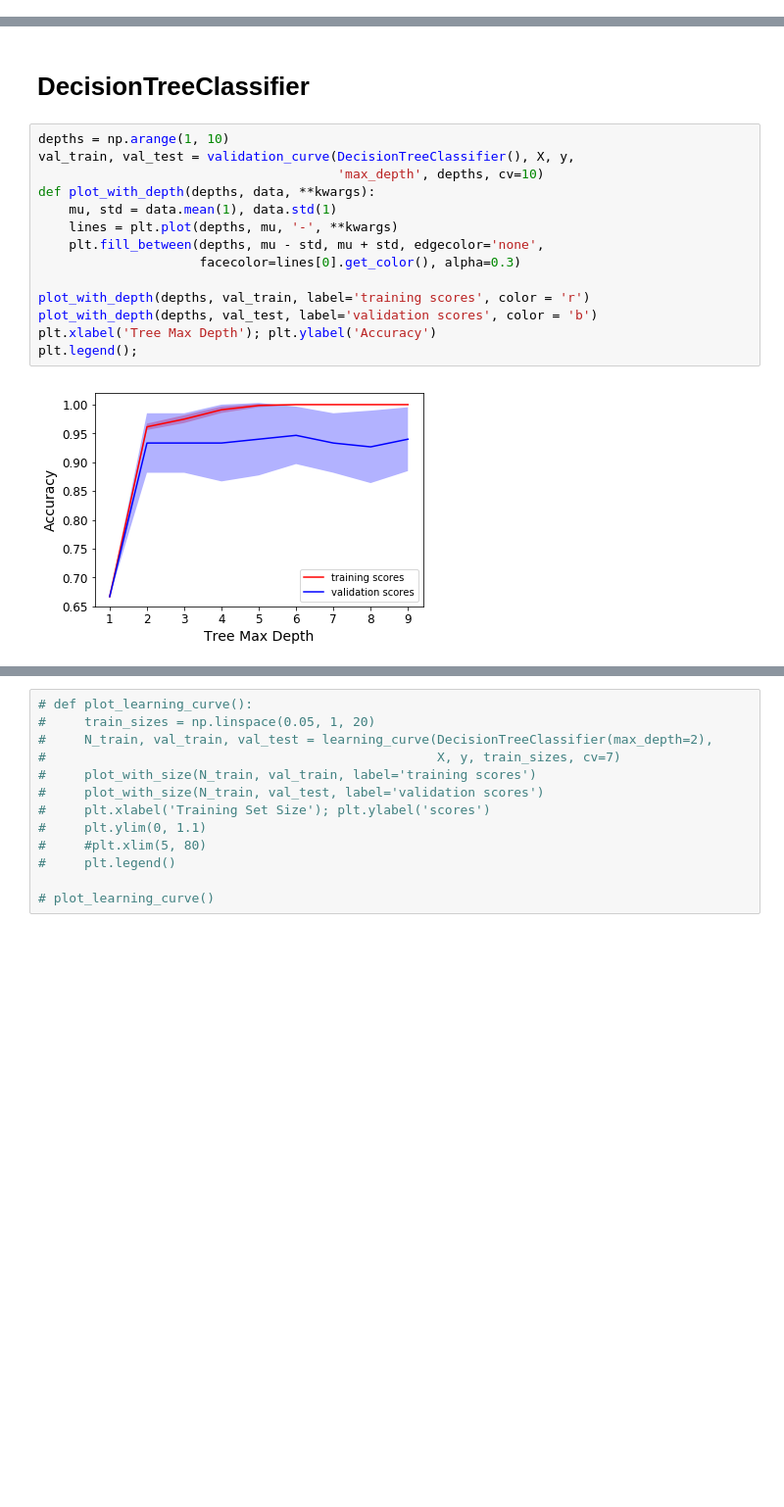
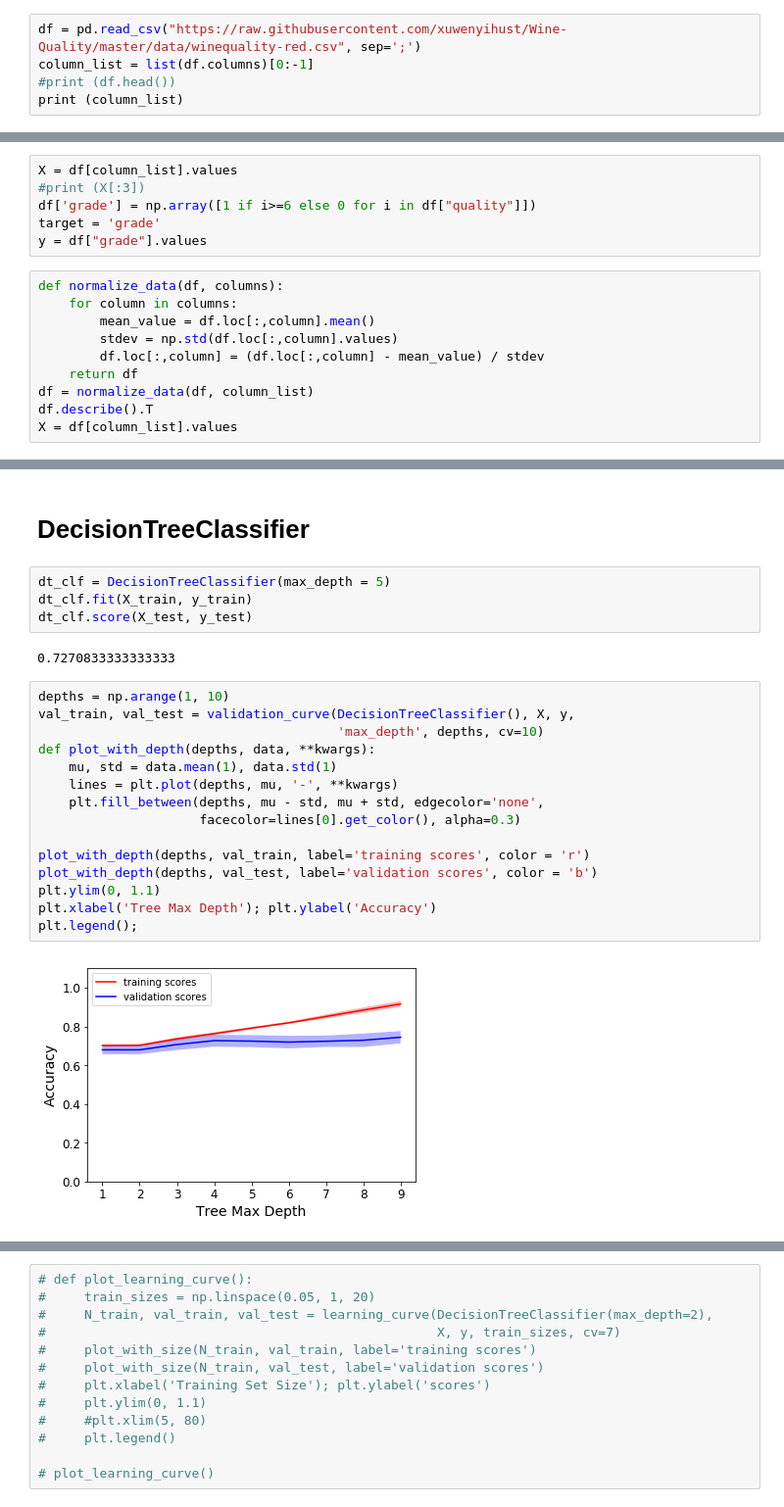
Before and after one commit to wanlipu/dsmain, a Jupyter notebook: machine_learning/classification-final.ipynb, the cells around one changed output, grey strips where cells are left out. Shown at 98% size. Cells and saved outputs as stored; diff of their text form; blank space fills up the shorter version.

```diff
--- a/machine_learning/classification-final.ipynb
+++ b/machine_learning/classification-final.ipynb
@@ -69,0 +51,5 @@ X_train, X_test, y_train, y_test = train_test_split(X, y, test_size = 0.3, rando
+# %%
+df = pd.read_csv("https://raw.githubusercontent.com/xuwenyihust/Wine-Quality/master/data/winequality-red.csv", sep=';')
+column_list = list(df.columns)[0:-1]
+#print (df.head())
+print (column_list)
@@ -69,0 +75,16 @@ X_train, X_test, y_train, y_test = train_test_split(X, y, test_size = 0.3, rando
+# %%
+X = df[column_list].values
+#print (X[:3])
+df['grade'] = np.array([1 if i>=6 else 0 for i in df["quality"]])
+target = 'grade'
+y = df["grade"].values
+# %%
+def normalize_data(df, columns):
+    for column in columns:
+        mean_value = df.loc[:,column].mean()
+        stdev = np.std(df.loc[:,column].values)
+        df.loc[:,column] = (df.loc[:,column] - mean_value) / stdev
+    return df
+df = normalize_data(df, column_list)
+df.describe().T
+X = df[column_list].values
@@ -70,21 +96,28 @@ X_train, X_test, y_train, y_test = train_test_split(X, y, test_size = 0.3, rando
 # %% [markdown]
 # DecisionTreeClassifier
+# %%
+dt_clf = DecisionTreeClassifier(max_depth = 5)
+dt_clf.fit(X_train, y_train)
+dt_clf.score(X_test, y_test)
+# %% [output]
+0.7270833333333333
 # %%
 depths = np.arange(1, 10)
 val_train, val_test = validation_curve(DecisionTreeClassifier(), X, y,
                                        'max_depth', depths, cv=10)
 def plot_with_depth(depths, data, **kwargs):
     mu, std = data.mean(1), data.std(1)
     lines = plt.plot(depths, mu, '-', **kwargs)
     plt.fill_between(depths, mu - std, mu + std, edgecolor='none',
                      facecolor=lines[0].get_color(), alpha=0.3)
 
 plot_with_depth(depths, val_train, label='training scores', color = 'r')
 plot_with_depth(depths, val_test, label='validation scores', color = 'b')
+plt.ylim(0, 1.1)
 plt.xlabel('Tree Max Depth'); plt.ylabel('Accuracy')
 plt.legend();
 # %% [output]
-[figure, old version]
+[figure, new version]
 # %%
 def plot_with_size(sizes, data, **kwargs):
     mu, std = data.mean(1), data.std(1)
```
Also changed, not shown: parts of 25 cells of this notebook.
